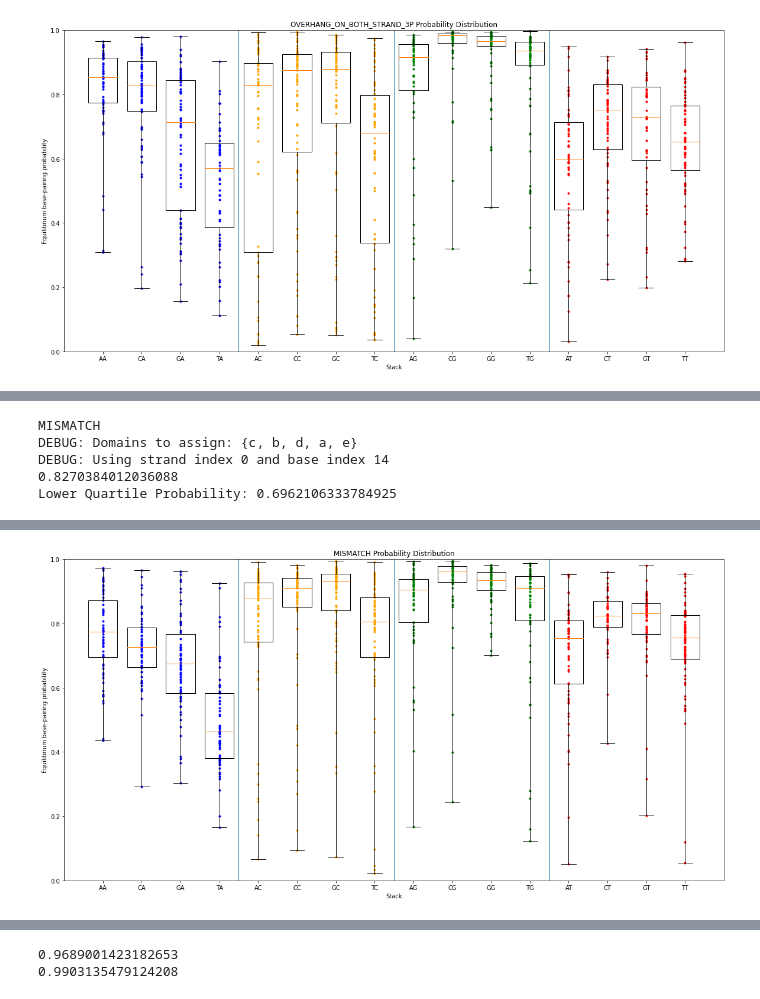
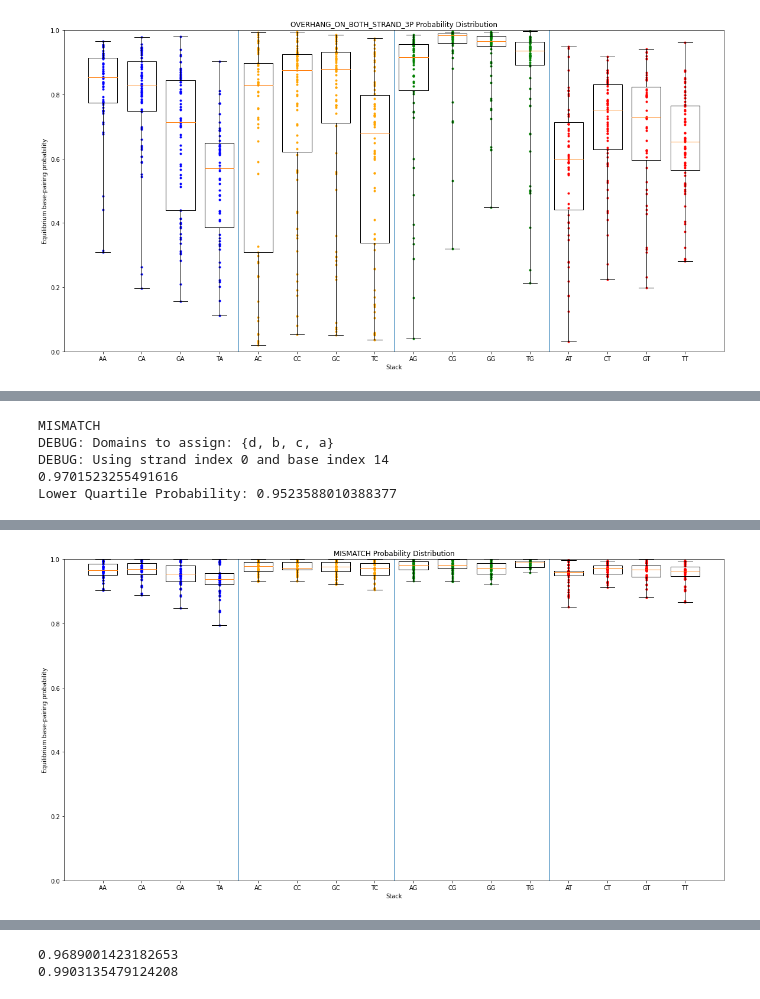
Before and after one commit to UC-Davis-molecular-computing/nuad, a Jupyter notebook: base_pair_probability.ipynb, the cells around one changed output, grey strips where cells are left out. Saved outputs shown, nothing was run; the diff lists cells and outputs as text; code cells hidden in the pictures.

```diff
--- a/base_pair_probability.ipynb
+++ b/base_pair_probability.ipynb
@@ -141,6 +141,7 @@ def nupack_base_pair_probabilities(strands: Iterable[dc.Strand], base_index1: in
     base_pair_probabilities_by_stack: Dict[str, List[float]] = defaultdict(list)
 
     i = 0
+
     while i < NUMBER_OF_TRIALS:
         # Assign random DNA sequence
         for d in domains_to_assign:
@@ -155,7 +156,6 @@ def nupack_base_pair_probabilities(strands: Iterable[dc.Strand], base_index1: in
 
         if mismatch_was_matched:
             continue
-
         # Initialize NUPACK NupackComplexSet
         nupack_strands = [NupackStrand(strand.sequence(), name=strand.name) for strand in strands]
         nupack_complex: NupackComplex = NupackComplex(nupack_strands)
@@ -163,6 +163,7 @@ def nupack_base_pair_probabilities(strands: Iterable[dc.Strand], base_index1: in
 
         # Call NUPACK complex_analysis
         nupack_complex_result: np.ndarray = nupack_complex_analysis(nupack_complex_set, compute=['pairs'], model=NUPACK_MODEL)[nupack_complex].pairs.to_array()
+
 
         # Collect results
         assert nupack_complex_result[base_index1][base_index2] == nupack_complex_result[base_index2][base_index1]
@@ -177,8 +178,8 @@ def nupack_base_pair_probabilities(strands: Iterable[dc.Strand], base_index1: in
         for query in additional_queries:
             addresses = query.addresses
             query_key = [''] * len(addresses)
-            for i, address in enumerate(addresses):
-                query_key[i] = strands[address.strand_idx].sequence()[address.base_idx]
+            for j, address in enumerate(addresses):
+                query_key[j] = strands[address.strand_idx].sequence()[address.base_idx]
             query.bpps_map[''.join(query_key)].append(p)
 
         i += 1
@@ -215,6 +216,8 @@ def plot_vertical_line_every_n(n, limit, lw) -> None:
 def plot_bpps_map(name: str, bpps_map: Dict[str, List[float]], show_boxplot=True) -> None:
     if len(bpps_map) > 10:
         plt.subplots(figsize=(20, 10))
+    elif len(bpps_map) > 100:
+        plt.subplots(figsize=(100, 50))
 
     bpps_map_keys = []
     lst: List[Tuple[str, List[float]]] = list(bpps_map.items())
@@ -237,8 +240,8 @@ def plot_bpps_map(name: str, bpps_map: Dict[str, List[float]], show_boxplot=True
         plot_vertical_line_every_n(4 ** layer, len(bpps_map), lw=layer)
         layer += 1
 
-    for i in range(16, len(bpps_map), 16):
-        plt.axvline(x=i+0.5)
+#     for i in range(16, len(bpps_map), 16):
+#         plt.axvline(x=i+0.5)
 
     # Rename x labels with value of keys
     plt.xticks([i for i in range(1,len(bpps_map_keys) + 1)], bpps_map_keys, rotation = 90 if len(bpps_map) > 20 else 0)
@@ -1024,6 +1090,8 @@ Lower Quartile Probability: 0.6590820256777588
 [figure]
 [figure]
 # %%
+# TODO bulge loop
+
 print('MISMATCH')
 # MISMATCH
 #                       a    b    c
@@ -1034,11 +1102,11 @@ print('MISMATCH')
 #                    <-----##-##-----]
 #                     |   |  |  |   |
 #                     61 47  46 45  31
-#                       a*^  d   e*
+#                       a*^  d   c*
 #                         |
 #                     base pair
 top_strand: dc.Strand = dc.Strand(['a', 'b', 'c'], name='top strand')
-bot_strand: dc.Strand = dc.Strand(['e*', 'd', 'a*'], name='bot strand')
+bot_strand: dc.Strand = dc.Strand(['c*', 'd', 'a*'], name='bot strand')
 
 pool_15 = dc.DomainPool('pool 15', 15)
 pool_mismatch = dc.DomainPool('pool mismatch', 1)
@@ -1058,7 +1126,7 @@ print(mismatch_bppr.percentile(50))
 mismatch_bppr.plot_all()
 # %% [output]
 MISMATCH
-DEBUG: Domains to assign: {c, b, d, a, e}
+DEBUG: Domains to assign: {d, b, c, a}
 DEBUG: Using strand index 0 and base index 14
-0.8270384012036088
-Lower Quartile Probability: 0.6962106333784925
+0.9701523255491616
+Lower Quartile Probability: 0.9523588010388377
@@ -1067,4 +1135,4 @@ Lower Quartile Probability: 0.6962106333784925
-[figure, old version]
+[figure, new version]
 # %%
 print('MISMATCH')
 # MISMATCH
```
Also changed, not shown: parts of 11 cells of this notebook, 1 other file.
